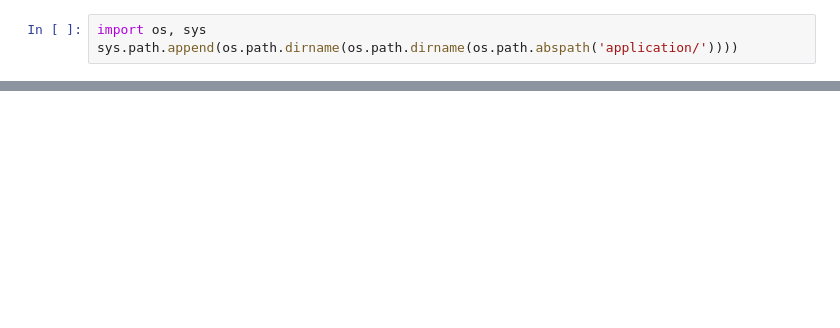
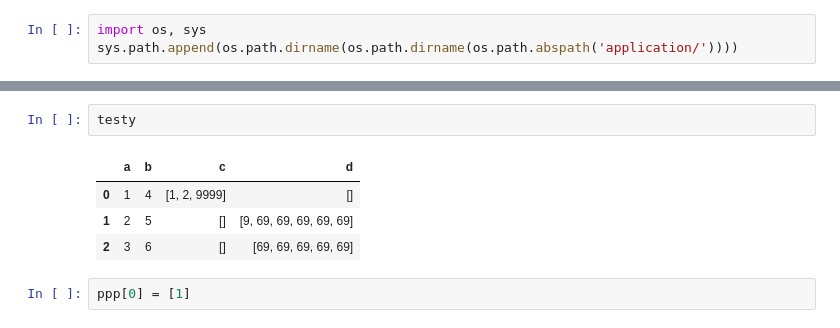
Before and after one commit to kushthaker/doxa, a Jupyter notebook: science/Fulfilled.ai-Stats-Models-2.ipynb, the cells around one changed output, grey strips where cells are left out. Drawn from its saved outputs; the diff is of its cells as text; blank space fills up the shorter version.

```diff
--- a/science/Fulfilled.ai-Stats-Models-2.ipynb
+++ b/science/Fulfilled.ai-Stats-Models-2.ipynb
@@ -19,0 +357,9 @@ def get_user_collaborative_data(user, start=, end):
+# %%
+testy
+# %% [output]
+|  | a | b | c | d |
+| 0 | 1 | 4 | [1, 2, 9999] | [] |
+| 1 | 2 | 5 | [] | [9, 69, 69, 69, 69, 69] |
+| 2 | 3 | 6 | [] | [69, 69, 69, 69, 69] |
+# %%
+ppp[0] = [1]
```
Also changed, not shown: parts of 12 cells of this notebook, 1 other file.
